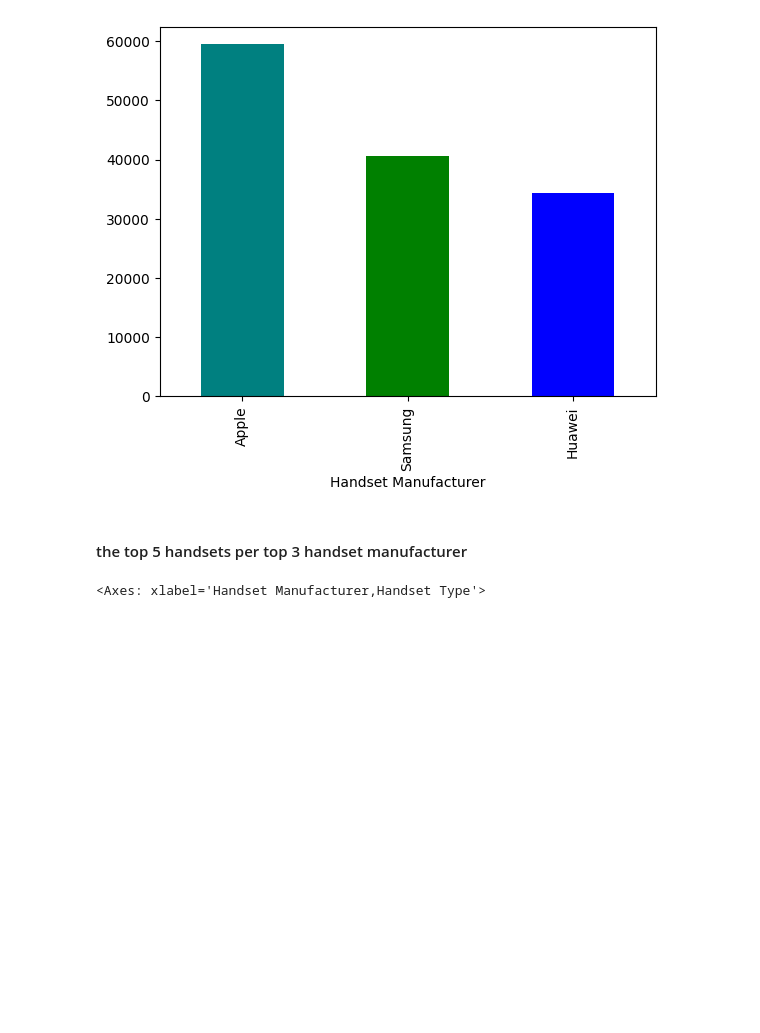
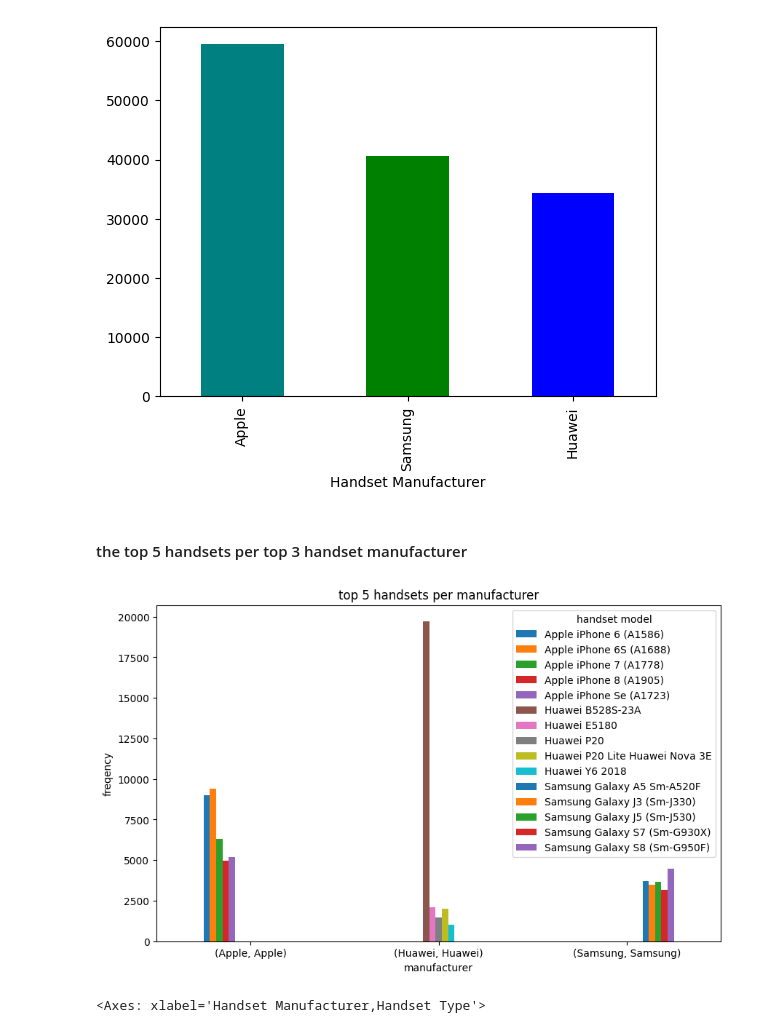
Before and after one commit to olaniSiyum/User_Analytics_in_the_Telecommunication_industry, a Jupyter notebook: notebook/user_overview.ipynb, the cells around one changed output. Cells and saved outputs as stored; diff of their text form; code cells hidden in the pictures; blank space fills up the shorter version.

```diff
--- a/notebook/user_overview.ipynb
+++ b/notebook/user_overview.ipynb
@@ -61,6 +63,33 @@ Number of posts per user
 [figure]
 # %% [markdown]
 #### the top 5 handsets per top 3 handset manufacturer
+# %%
+# the top 5 handsets for each of the top 3 handset manufacturer
+
+# Check for null values in the 'HandsetManufacturer' column
+
+
+
+manufacturer_counts = clean_data['Handset Manufacturer'].value_counts()
+
+top_3_manufacturers = manufacturer_counts.head(3).index
+
+filtered_df = clean_data[clean_data['Handset Manufacturer'].isin(top_3_manufacturers)]
+
+handset_counts = filtered_df.groupby(['Handset Manufacturer','Handset Type']).size()
+
+top_5_handsets = handset_counts.groupby('Handset Manufacturer').nlargest(5)
+
+
+top_5_handsets.unstack().plot(kind='bar', figsize=(10,6))
+plt.title('top 5 handsets per manufacturer')
+plt.xlabel('manufacturer')
+plt.ylabel('freqency')
+plt.xticks(rotation=0)
+plt.legend(title = 'handset model')
+plt.show()
+# %% [output]
+[figure, added]
 # %%
 handset_man= clean_data[clean_data['Handset Manufacturer'].isin(['Apple','Sumsung','Huawei'])]
 handset_man.groupby('Handset Manufacturer')['Handset Type'].value_counts()[:10].plot.bar(
```
Also changed, not shown: parts of 8 cells of this notebook.
